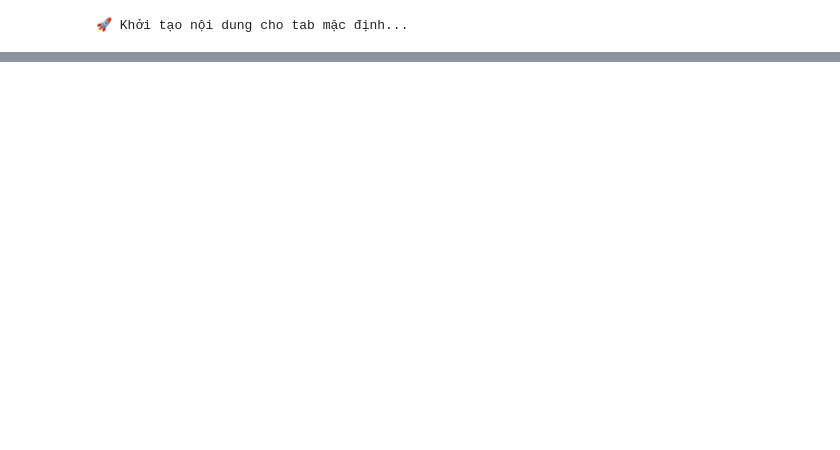
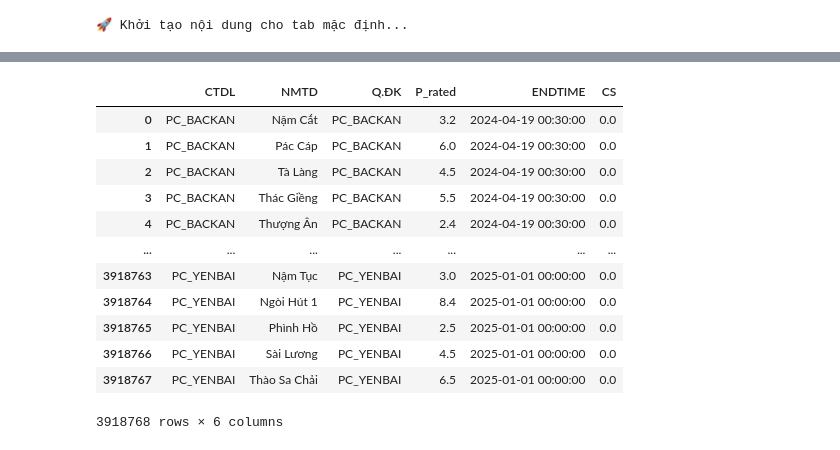
Before and after one commit to khuecoi2001/TDN_project, a Jupyter notebook: notebooks/Plot_csTDN.ipynb, the cells around one changed output, grey strips where cells are left out. Cells and saved outputs as stored; diff of their text form; code cells hidden in the pictures; blank space fills up the shorter version.

```diff
--- a/notebooks/Plot_csTDN.ipynb
+++ b/notebooks/Plot_csTDN.ipynb
@@ -4322,0 +4357,18 @@ else:  # df_sanluong hoặc df_sanluong_indexed rỗng
+# %%
+# đọc dữ liệu từ file parquet
+df_DGMS = pd.read_parquet(r"C:\Khue\TDN\data\interim\BCSVH_Bac_2024.parquet")
+df_DGMS
+# %% [output]
+|  | CTDL | NMTD | Q.ĐK | P_rated | ENDTIME | CS |
+| 0 | PC_BACKAN | Nặm Cắt | PC_BACKAN | 3.2 | 2024-04-19 00:30:00 | 0.0 |
+| 1 | PC_BACKAN | Pác Cáp | PC_BACKAN | 6.0 | 2024-04-19 00:30:00 | 0.0 |
+| 2 | PC_BACKAN | Tà Làng | PC_BACKAN | 4.5 | 2024-04-19 00:30:00 | 0.0 |
+| 3 | PC_BACKAN | Thác Giềng | PC_BACKAN | 5.5 | 2024-04-19 00:30:00 | 0.0 |
+| 4 | PC_BACKAN | Thượng Ân | PC_BACKAN | 2.4 | 2024-04-19 00:30:00 | 0.0 |
+| ... | ... | ... | ... | ... | ... | ... |
+| 3918763 | PC_YENBAI | Nậm Tục | PC_YENBAI | 3.0 | 2025-01-01 00:00:00 | 0.0 |
+| 3918764 | PC_YENBAI | Ngòi Hút 1 | PC_YENBAI | 8.4 | 2025-01-01 00:00:00 | 0.0 |
+| 3918765 | PC_YENBAI | Phình Hồ | PC_YENBAI | 2.5 | 2025-01-01 00:00:00 | 0.0 |
+| 3918766 | PC_YENBAI | Sài Lương | PC_YENBAI | 4.5 | 2025-01-01 00:00:00 | 0.0 |
+| 3918767 | PC_YENBAI | Thào Sa Chải | PC_YENBAI | 6.5 | 2025-01-01 00:00:00 | 0.0 |
+3918768 rows × 6 columns
```
Also changed, not shown: parts of 5 cells of this notebook, 3 other files.
